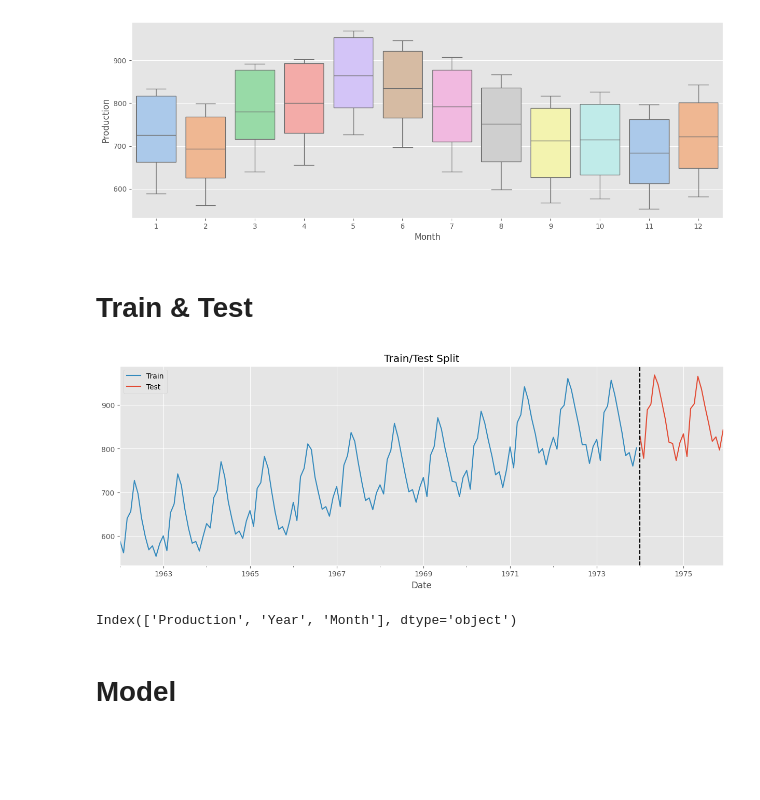
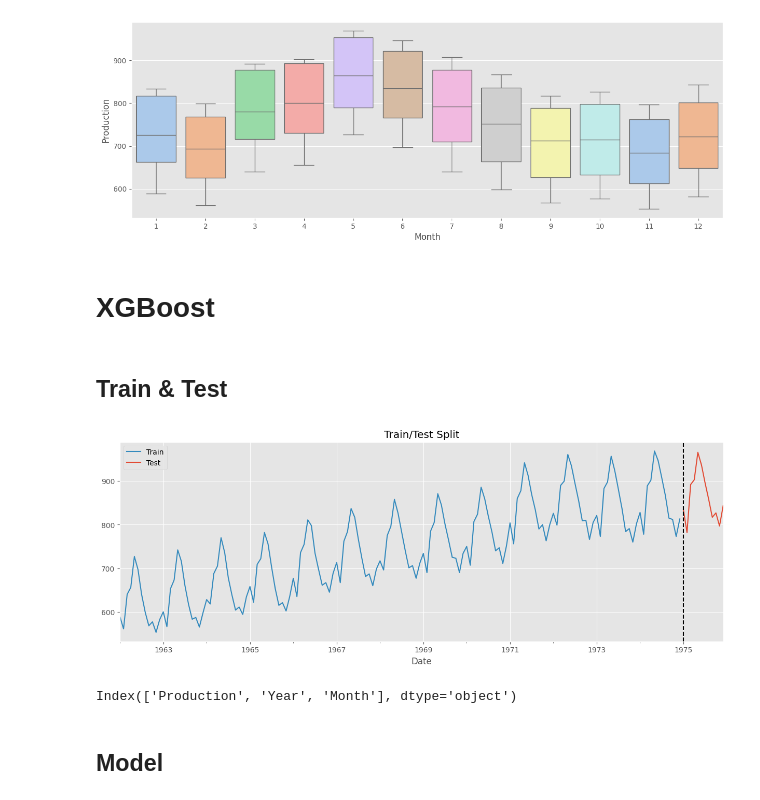
Before and after one commit to alejo1630/time_series_analysis, a Jupyter notebook: time_series.ipynb, the cells around one changed output. Drawn from its saved outputs; the diff is of its cells as text; code cells hidden in the pictures; blank space fills up the shorter version.

```diff
--- a/time_series.ipynb
+++ b/time_series.ipynb
@@ -76,24 +76,26 @@ sns.boxplot(data = df, x = "Month", y = "Production", palette = "pastel", hue =
 plt.show()
 # %% [output]
 [figure]
+# %% [markdown]
+# **XGBoost**
 # %% [markdown]
-# **Train & Test**
+## Train & Test
 # %%
-train = df[df.index < "1974-01-01"]
-test = df[df.index >= "1974-01-01"]
+train = df.iloc[:156]
+test = df.iloc[156:]
 
 fig, ax = plt.subplots()
 
 train["Production"].plot(ax = ax , label = "Training Set", color = color_pal[1])
 test["Production"].plot(ax = ax, label = "Test Set", color = color_pal[0])
 
-ax.axvline("1974-01-01", color = "black", ls = "--")
+ax.axvline("1975-01-01", color = "black", ls = "--")
 plt.title("Train/Test Split")
 plt.legend(["Train", "Test"])
 
 plt.show()
 # %% [output]
-[figure, old version]
+[figure, new version]
 # %%
 df.columns
 # %% [output]
@@ -108,7 +110,7 @@ y_train = train[Target]
 X_test = test[Features]
 y_test = test[Target]
 # %% [markdown]
-# **Model**
+## Model
 # %%
 reg = xgb.XGBRegressor(n_estimators = 1000,
                         early_stopping_round = 50,
```
Also changed, not shown: parts of 40 cells of this notebook, 1 other file.
